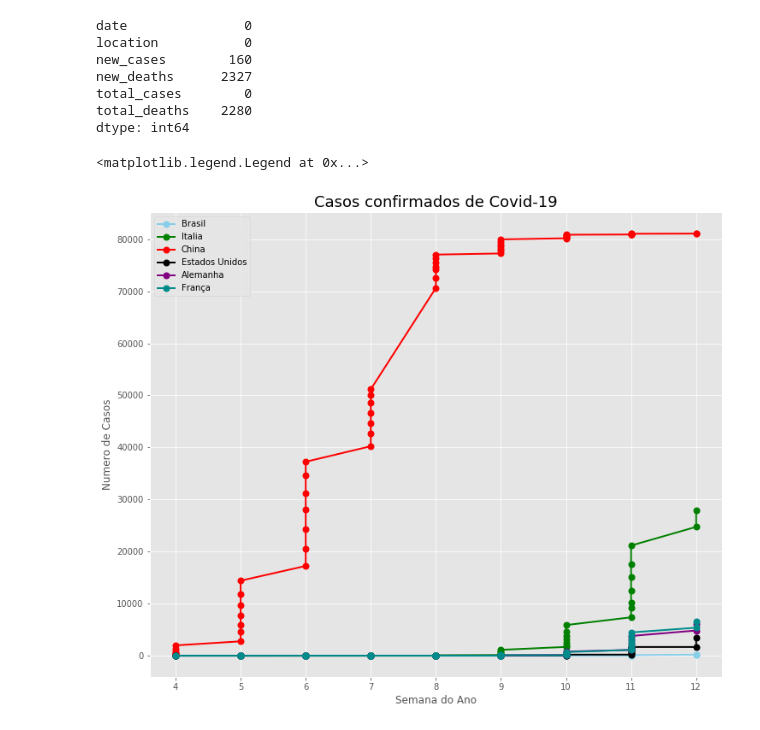
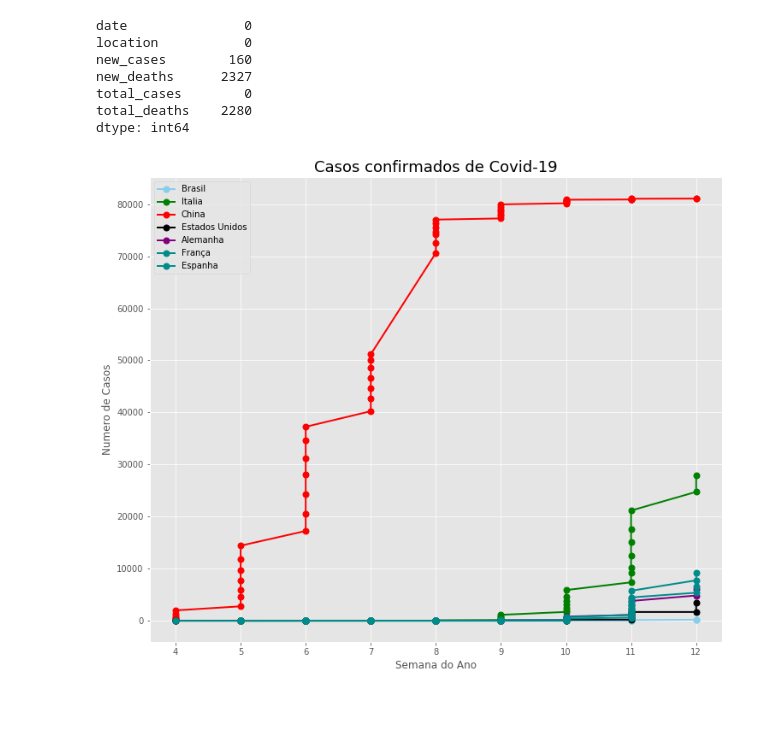
Before and after one commit to andregerardi/Covid-19, a Jupyter notebook: Modelo_Covid19.ipynb, the cells around one changed output. Cells and saved outputs as stored; diff of their text form; code cells hidden in the pictures.

```diff
--- a/Modelo_Covid19.ipynb
+++ b/Modelo_Covid19.ipynb
@@ -50,35 +50,39 @@ c = corona[corona.location == 'China']
 e = corona[corona.location == 'United States']
 g = corona[corona.location == 'Germany']
 f = corona[corona.location == 'France']
+es = corona[corona.location == 'Spain']
 # %%
 #Total de casos
 b2 = pd.DataFrame(b.total_cases)
 i2 = pd.DataFrame(i.total_cases)
 c2 = pd.DataFrame(c.total_cases)
 e2 = pd.DataFrame(e.total_cases)
 g2 = pd.DataFrame(g.total_cases)
 f2 = pd.DataFrame(f.total_cases)
+es2 = pd.DataFrame(es.total_cases)
+
 
 
 #Total de Casos
 %matplotlib inline
 plt.figure(figsize=(12,10))
 plt.title('Casos confirmados de Covid-19', fontdict={'fontsize':18})
 plt.plot(b2, data=b2, marker='.',  markersize=14, color='skyblue', linewidth=2, label="Brasil")
 plt.plot(i2, data=i2,marker='.',  markersize=14, color='green', linewidth=2, label="Italia" )
 plt.plot(c2, data=c2,marker='.',  markersize=14, color='red', linewidth=2, label="China" )
 plt.plot(e2, data=e2,marker='.',  markersize=14, color='black', linewidth=2, label="Estados Unidos" )
 plt.plot(g2, data=g2,marker='.',  markersize=14, color='purple', linewidth=2, label="Alemanha" )
 plt.plot(f2, data=f2,marker='.',  markersize=14, color='darkcyan', linewidth=2, label="França" )
+plt.plot(es2, data=es2,marker='.',  markersize=14, color='darkcyan', linewidth=2, label="Espanha" )
+
 
 plt.style.use('ggplot')
 plt.xlabel('Semana do Ano')
 plt.ylabel('Numero de Casos')
-plt.savefig('casos.pdf', format='pdf')
 plt.legend()
+plt.savefig('casos.png', format='png')
 # %% [output]
-<matplotlib.legend.Legend at 0x...>
-[figure, old version]
+[figure, new version]
 # %%
 #Total de Mortes
 b1 = pd.DataFrame(b.total_deaths)
```
Also changed, not shown: parts of 11 cells of this notebook.
